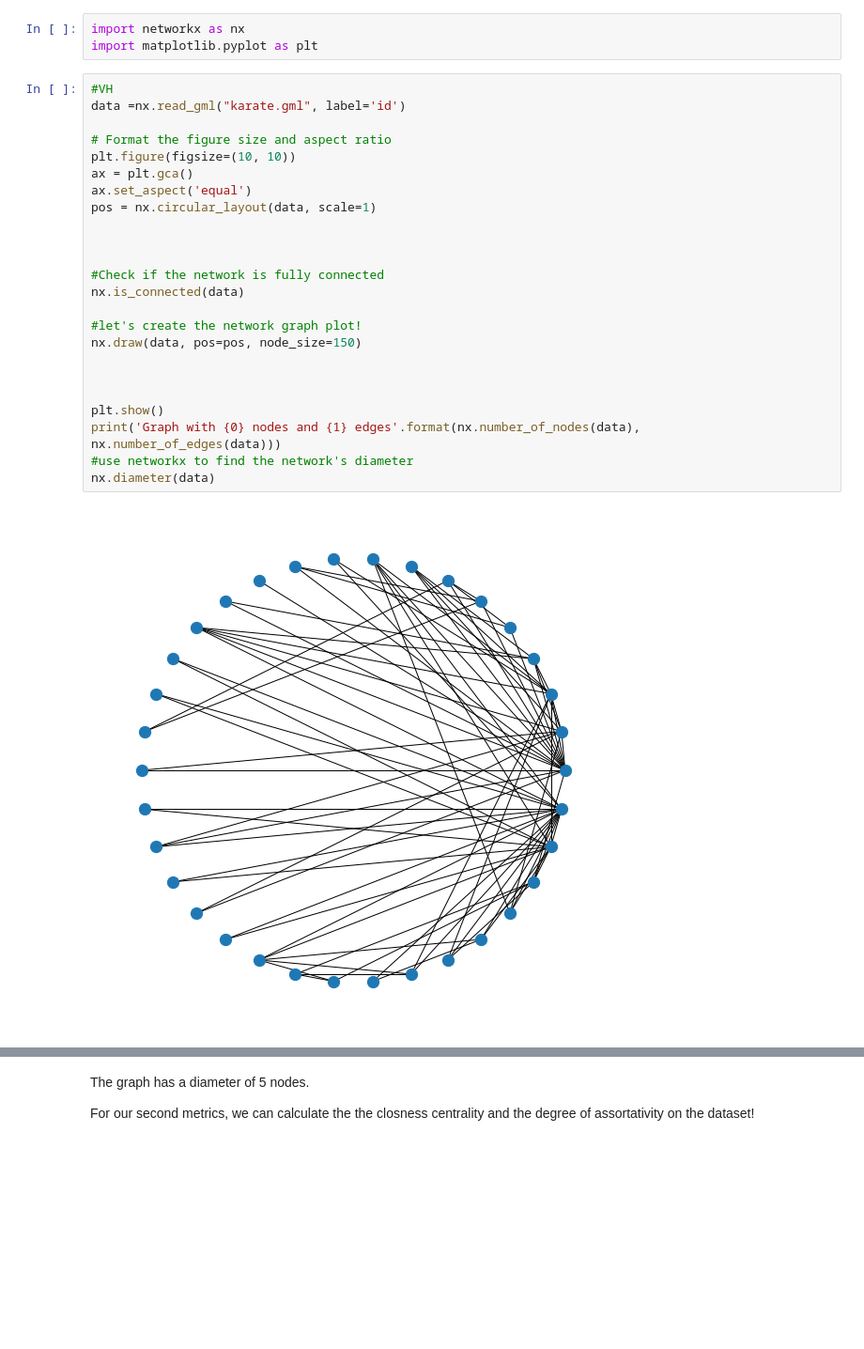
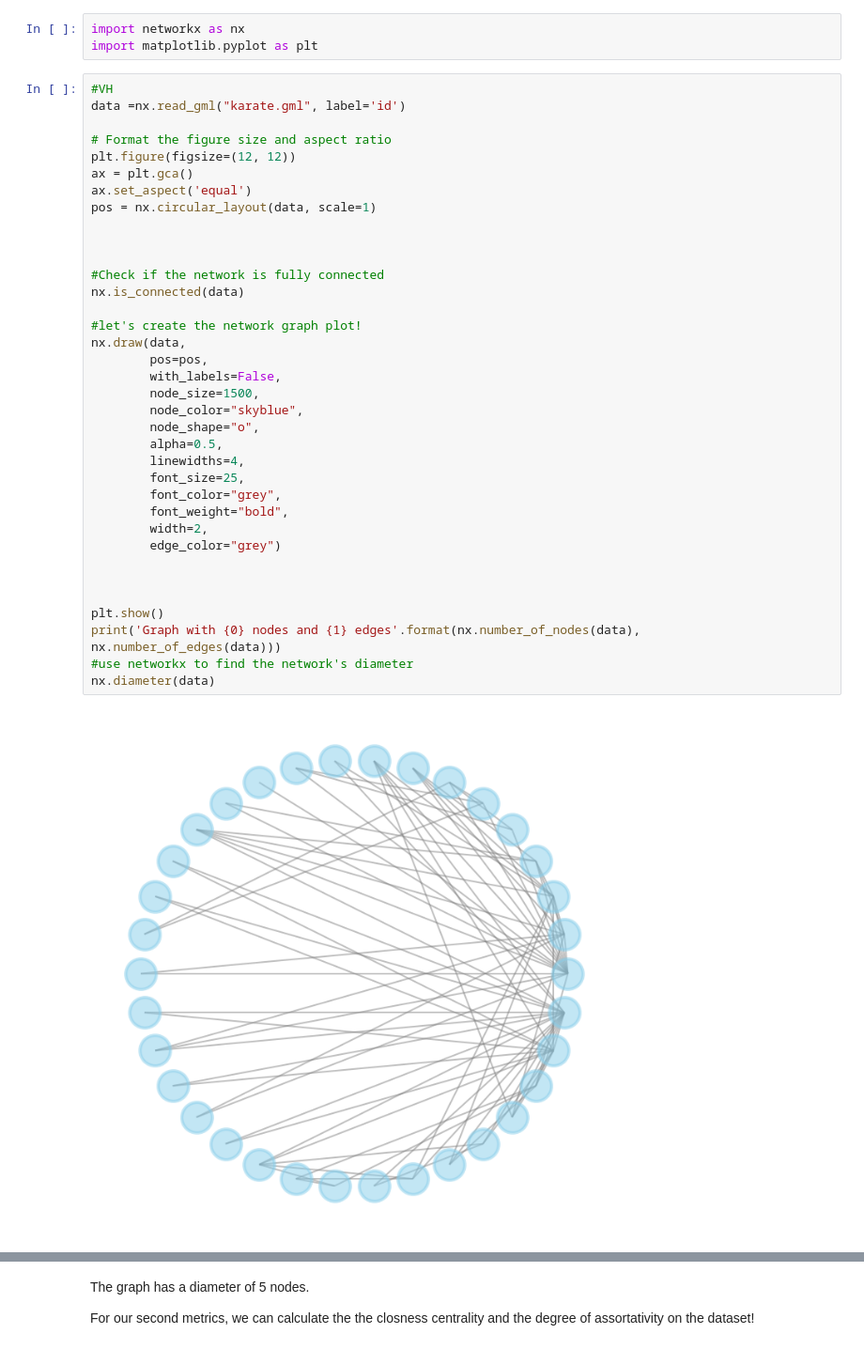
Before and after one commit to Vy4thewin/Data620_TeamVAC, a Jupyter notebook: Data620_Homework3.ipynb, the cells around one changed output, grey strips where cells are left out. Shown at 94% size. Saved outputs shown, nothing was run; the diff lists cells and outputs as text; blank space fills up the shorter version.

Commit message:
Changed the node styling.

```diff
--- a/Data620_Homework3.ipynb
+++ b/Data620_Homework3.ipynb
@@ -16,29 +16,41 @@ import matplotlib.pyplot as plt
 # %%
 #VH
 data =nx.read_gml("karate.gml", label='id')
 
 # Format the figure size and aspect ratio
-plt.figure(figsize=(10, 10))
+plt.figure(figsize=(12, 12))
 ax = plt.gca()
 ax.set_aspect('equal')
 pos = nx.circular_layout(data, scale=1)
 
 
 
 #Check if the network is fully connected
 nx.is_connected(data)
 
 #let's create the network graph plot!
-nx.draw(data, pos=pos, node_size=150)
+nx.draw(data,
+        pos=pos,
+        with_labels=False,
+        node_size=1500,
+        node_color="skyblue",
+        node_shape="o",
+        alpha=0.5,
+        linewidths=4,
+        font_size=25,
+        font_color="grey",
+        font_weight="bold",
+        width=2,
+        edge_color="grey")
 
 
 
 plt.show()
 print('Graph with {0} nodes and {1} edges'.format(nx.number_of_nodes(data), nx.number_of_edges(data)))
 #use networkx to find the network's diameter
 nx.diameter(data)
 # %% [output]
-[figure, old version]
+[figure, new version]
 Graph with 34 nodes and 78 edges
 5
 # %% [markdown]
```
